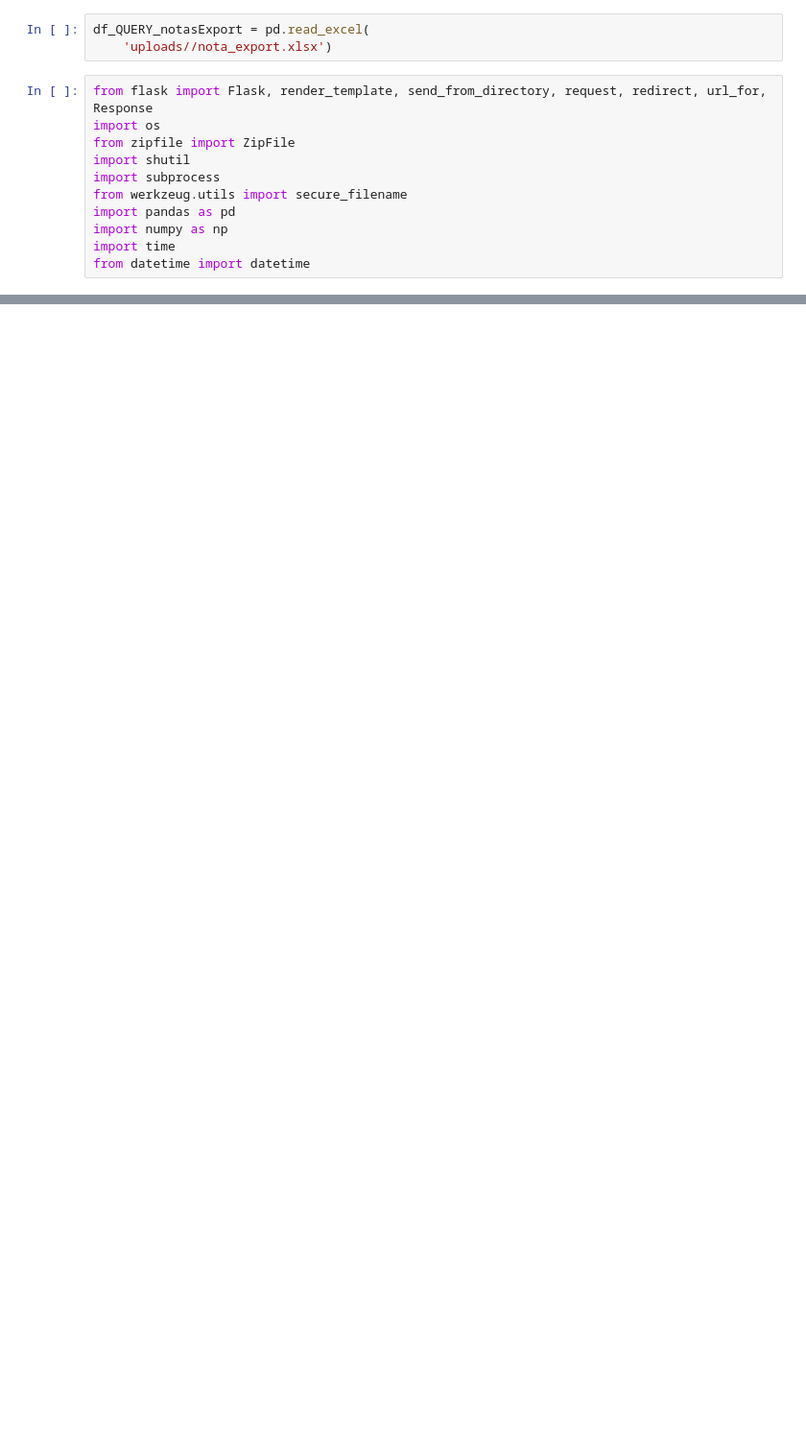
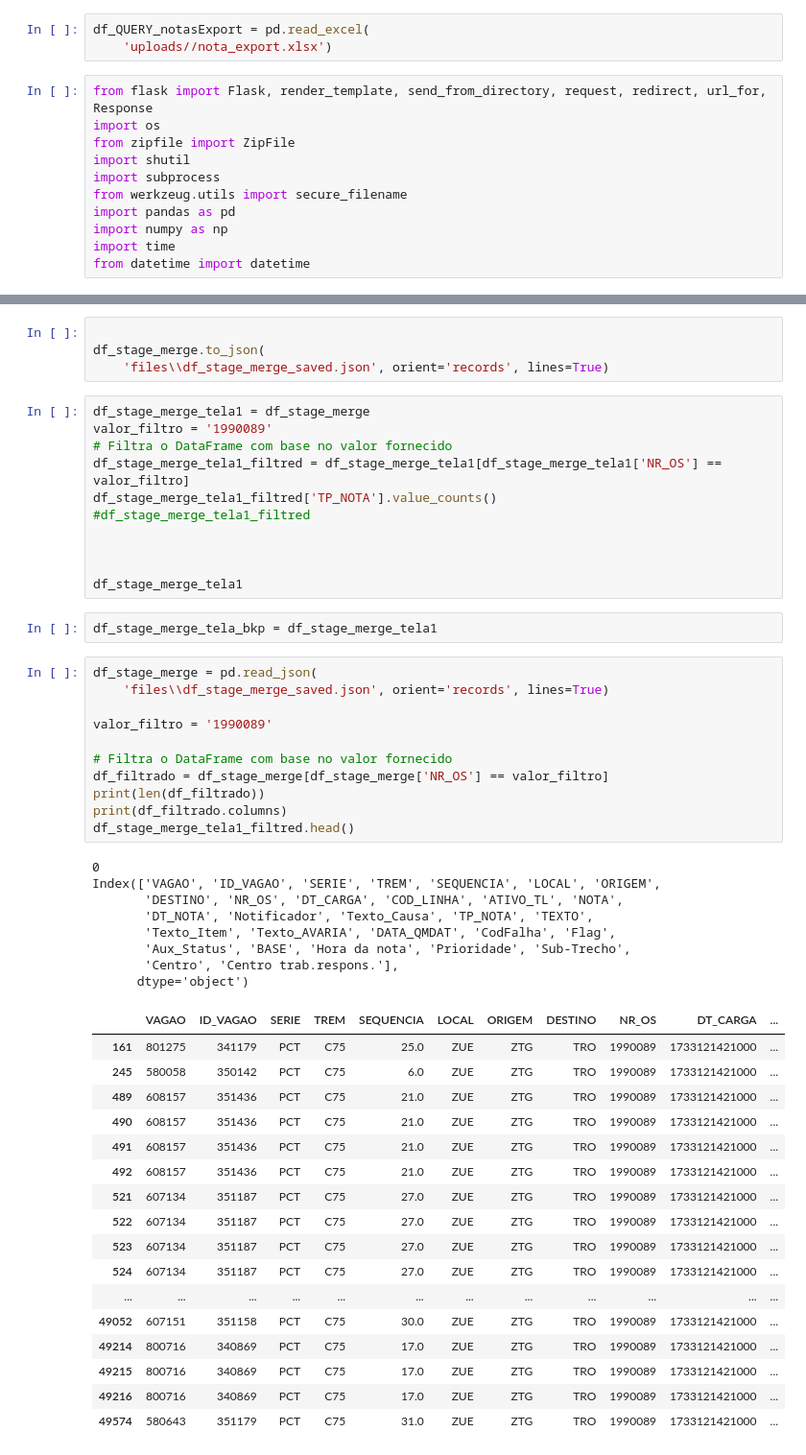
Before and after one commit to leoborin/PanelPCM, a Jupyter notebook: testes.ipynb, the cells around one changed output, grey strips where cells are left out. Shown: that part at 96% size. Drawn from its saved outputs; the diff is of its cells as text; blank space fills up the shorter version.

Commit message:
solved Merge_saved and duplicates

```diff
--- a/testes.ipynb
+++ b/testes.ipynb
@@ -215,0 +143,54 @@ df_QUERY_TELA_164_FOTO
+# %%
+
+df_stage_merge.to_json(
+    'files\\df_stage_merge_saved.json', orient='records', lines=True)
+# %%
+df_stage_merge_tela1 = df_stage_merge
+valor_filtro = '1990089'
+# Filtra o DataFrame com base no valor fornecido
+df_stage_merge_tela1_filtred = df_stage_merge_tela1[df_stage_merge_tela1['NR_OS'] == valor_filtro]
+df_stage_merge_tela1_filtred['TP_NOTA'].value_counts()
+#df_stage_merge_tela1_filtred
+
+
+
+df_stage_merge_tela1
+# %%
+df_stage_merge_tela_bkp = df_stage_merge_tela1
+# %%
+df_stage_merge = pd.read_json(
+    'files\\df_stage_merge_saved.json', orient='records', lines=True)
+
+valor_filtro = '1990089'
+
+# Filtra o DataFrame com base no valor fornecido
+df_filtrado = df_stage_merge[df_stage_merge['NR_OS'] == valor_filtro]
+print(len(df_filtrado))
+print(df_filtrado.columns)
+df_stage_merge_tela1_filtred.head()
+# %% [output]
+0
+Index(['VAGAO', 'ID_VAGAO', 'SERIE', 'TREM', 'SEQUENCIA', 'LOCAL', 'ORIGEM',
+       'DESTINO', 'NR_OS', 'DT_CARGA', 'COD_LINHA', 'ATIVO_TL', 'NOTA',
+       'DT_NOTA', 'Notificador', 'Texto_Causa', 'TP_NOTA', 'TEXTO',
+       'Texto_Item', 'Texto_AVARIA', 'DATA_QMDAT', 'CodFalha', 'Flag',
+       'Aux_Status', 'BASE', 'Hora da nota', 'Prioridade', 'Sub-Trecho',
+       'Centro', 'Centro trab.respons.'],
+      dtype='object')
+|  | VAGAO | ID_VAGAO | SERIE | TREM | SEQUENCIA | LOCAL | ORIGEM | DESTINO | NR_OS | DT_CARGA | ... |
+| 161 | 801275 | 341179 | PCT | C75 | 25.0 | ZUE | ZTG | TRO | 1990089 | 1733121421000 | ... |
+| 245 | 580058 | 350142 | PCT | C75 | 6.0 | ZUE | ZTG | TRO | 1990089 | 1733121421000 | ... |
+| 489 | 608157 | 351436 | PCT | C75 | 21.0 | ZUE | ZTG | TRO | 1990089 | 1733121421000 | ... |
+| 490 | 608157 | 351436 | PCT | C75 | 21.0 | ZUE | ZTG | TRO | 1990089 | 1733121421000 | ... |
+| 491 | 608157 | 351436 | PCT | C75 | 21.0 | ZUE | ZTG | TRO | 1990089 | 1733121421000 | ... |
+| 492 | 608157 | 351436 | PCT | C75 | 21.0 | ZUE | ZTG | TRO | 1990089 | 1733121421000 | ... |
+| 521 | 607134 | 351187 | PCT | C75 | 27.0 | ZUE | ZTG | TRO | 1990089 | 1733121421000 | ... |
+| 522 | 607134 | 351187 | PCT | C75 | 27.0 | ZUE | ZTG | TRO | 1990089 | 1733121421000 | ... |
+| 523 | 607134 | 351187 | PCT | C75 | 27.0 | ZUE | ZTG | TRO | 1990089 | 1733121421000 | ... |
+| 524 | 607134 | 351187 | PCT | C75 | 27.0 | ZUE | ZTG | TRO | 1990089 | 1733121421000 | ... |
+| ... | ... | ... | ... | ... | ... | ... | ... | ... | ... | ... | ... |
+| 49052 | 607151 | 351158 | PCT | C75 | 30.0 | ZUE | ZTG | TRO | 1990089 | 1733121421000 | ... |
+| 49214 | 800716 | 340869 | PCT | C75 | 17.0 | ZUE | ZTG | TRO | 1990089 | 1733121421000 | ... |
+| 49215 | 800716 | 340869 | PCT | C75 | 17.0 | ZUE | ZTG | TRO | 1990089 | 1733121421000 | ... |
+| 49216 | 800716 | 340869 | PCT | C75 | 17.0 | ZUE | ZTG | TRO | 1990089 | 1733121421000 | ... |
+| 49574 | 580643 | 351179 | PCT | C75 | 31.0 | ZUE | ZTG | TRO | 1990089 | 1733121421000 | ... |
```
Also changed, not shown: parts of 8 cells of this notebook, 9 other files.
